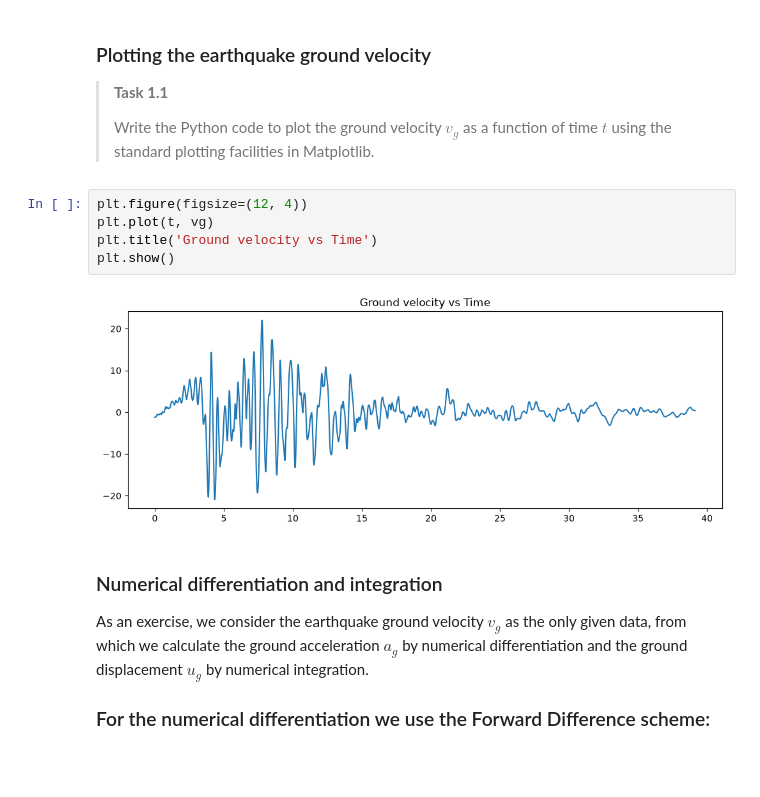
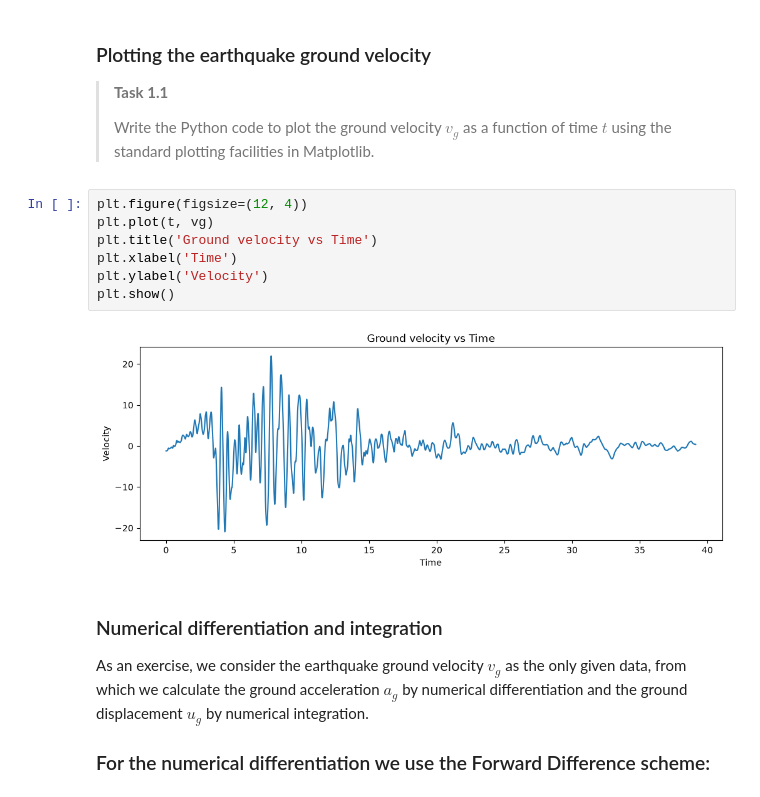
Before and after one commit to anastasisdellis21-png/G.A.1.2, a Jupyter notebook: 1Ddynamics.ipynb, the cells around one changed output. Cells and saved outputs as stored; diff of their text form; blank space fills up the shorter version.

```diff
--- a/1Ddynamics.ipynb
+++ b/1Ddynamics.ipynb
@@ -91,10 +91,12 @@ t = np.linspace(start=0, stop=dt * num, num=num)
 # %%
 plt.figure(figsize=(12, 4))
 plt.plot(t, vg)
 plt.title('Ground velocity vs Time')
+plt.xlabel('Time')
+plt.ylabel('Velocity')
 plt.show()
 # %% [output]
-[figure, old version]
+[figure, new version]
 # %% [markdown]
 ### Numerical differentiation and integration
 
```
